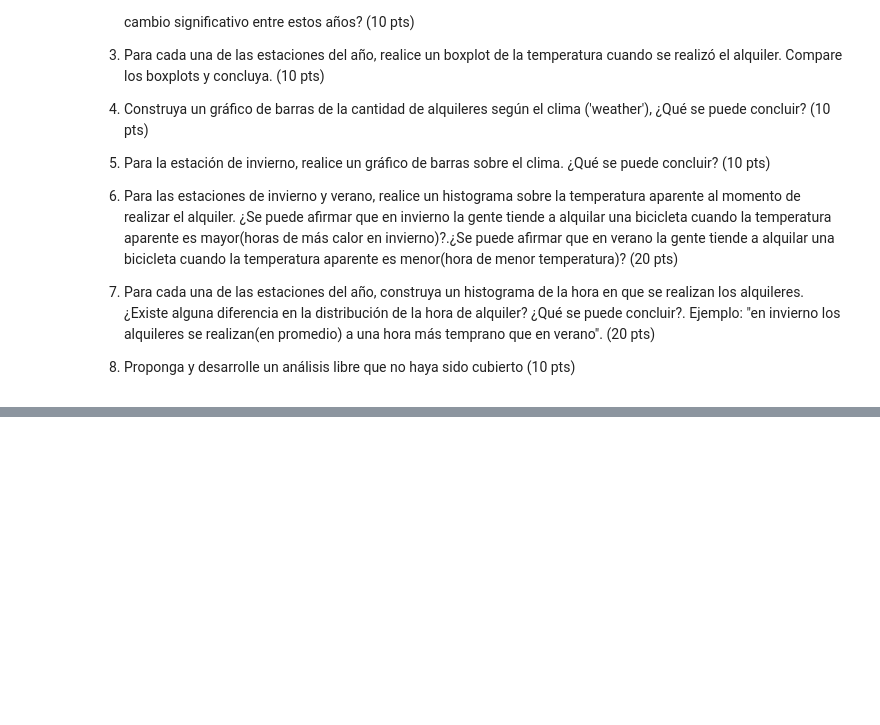
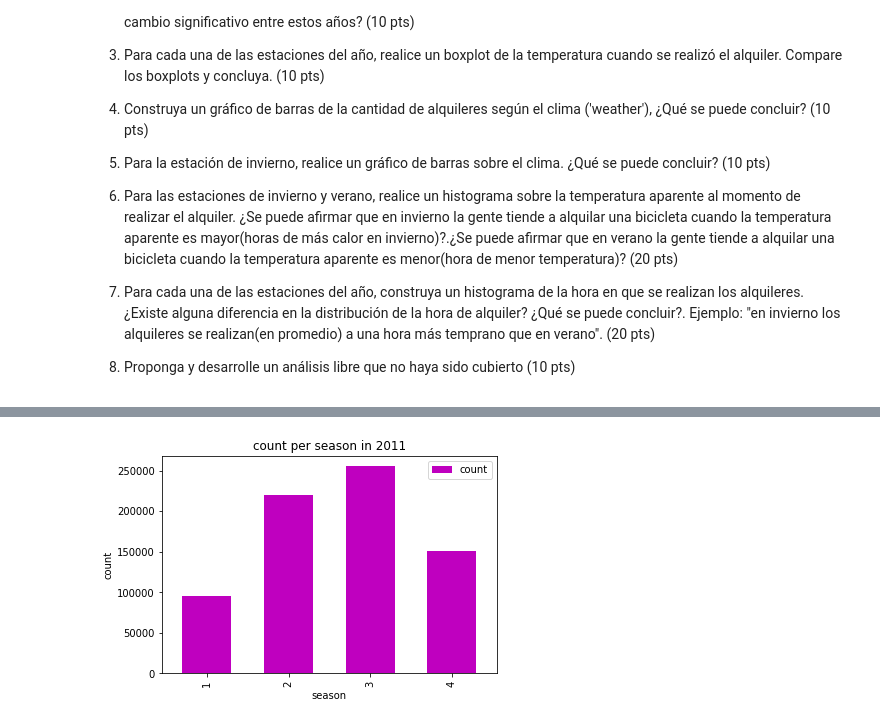
Before and after one commit to dieeh/usm-2022-2, a Jupyter notebook: INF280/taller1/Taller1.ipynb, the cells around one changed output, grey strips where cells are left out. Drawn from its saved outputs; the diff is of its cells as text; code cells hidden in the pictures; blank space fills up the shorter version.

```diff
--- a/INF280/taller1/Taller1.ipynb
+++ b/INF280/taller1/Taller1.ipynb
@@ -110,0 +168,16 @@ Se desea hacer un estudio del uso de estos alquileres, el comportamiento general
+# %%
+#@title Datos 2011
+bikeseason2011= bikedf.loc["2011-01":"2011-12"]
+bikeseason2011 = bikeseason2011[['season','count']]
+total2011 = bikeseason2011.groupby('season').agg({
+    'count' : 'sum'
+})
+total2011.plot( y='count', kind = 'bar', width=0.6, color='m')
+plt.xlabel("season")
+plt.ylabel("count")
+plt.title("count per season in 2011")
+plt.legend()
+plt.show()
+#total2011
+# %% [output]
+[figure, added]
```
Also changed, not shown: parts of 27 cells of this notebook.
